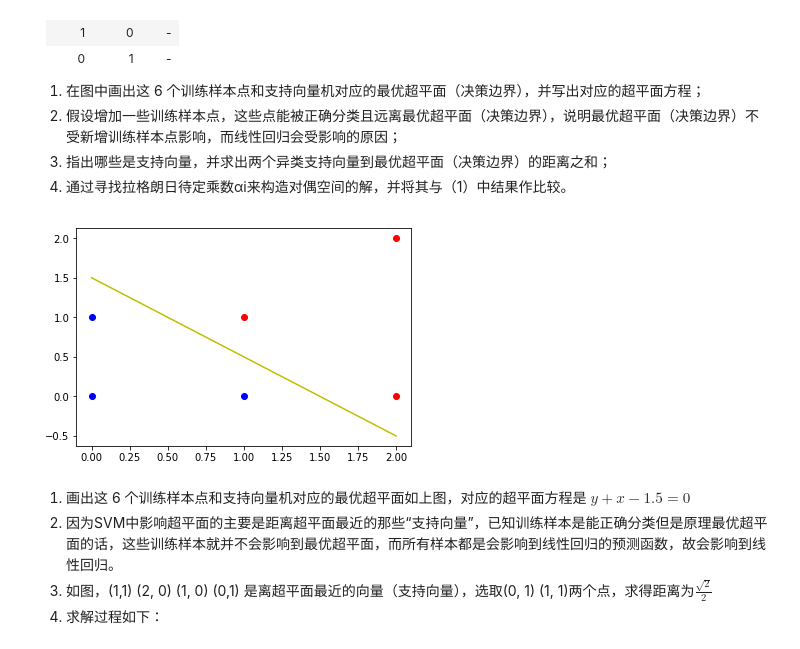
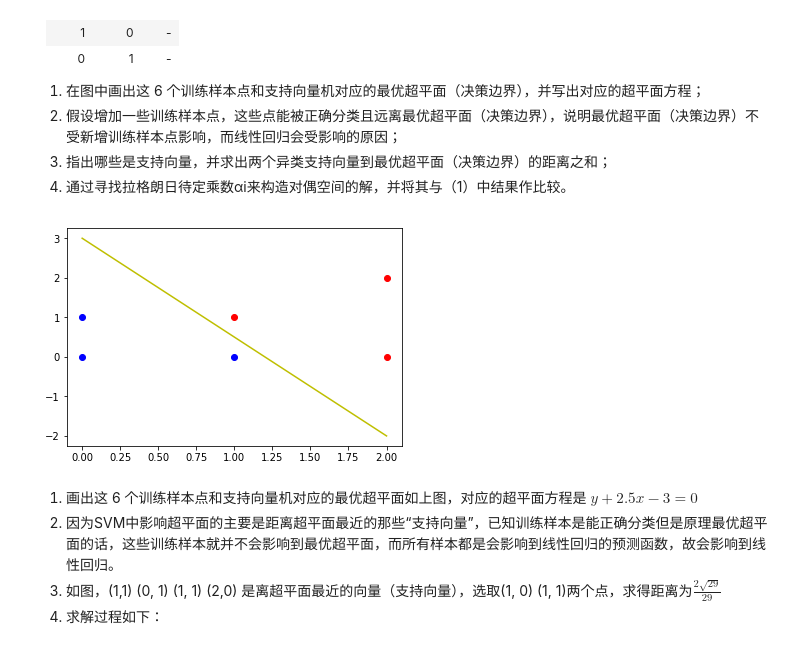
Before and after one commit to oYOvOYo/SYSU-Software-Engineering, a Jupyter notebook: Supervised Learning – Regression and SVM.ipynb, the cells around one changed output. Drawn from its saved outputs; the diff is of its cells as text; code cells hidden in the pictures.

```diff
--- a/Supervised Learning – Regression and SVM.ipynb
+++ b/Supervised Learning – Regression and SVM.ipynb
@@ -294,21 +333,21 @@ while (total_cost(x, theta, y) > 10 and times < 10000):
 # %%
 feature_1 = [1, 2, 2, 0, 1, 0]
 feature_2 = [1, 2, 0, 0, 0, 1]
 label = [1, 1, 1, -1, -1, -1]
 
-super_space_function = lambda x : 1.5 - x
+super_space_function = lambda x : 3 - 2.5 * x
 x = np.linspace(min(feature_1), max(feature_1), 1000)
 y = np.vectorize(super_space_function)(x)
 plt.plot(x, y, color='y', label="super_space_function")
 
 
 for i in range(0, len(label)):
     color = 'r' if label[i] == 1 else 'b'
     plt.plot(feature_1[i], feature_2[i], 'ro', color=color)
 # %% [output]
-[figure, old version]
+[figure, new version]
 # %% [markdown]
-1. 画出这 6 个训练样本点和支持向量机对应的最优超平面如上图，对应的超平面方程是 $y + x - 1.5 = 0$
+1. 画出这 6 个训练样本点和支持向量机对应的最优超平面如上图，对应的超平面方程是 $y + 2.5x - 3 = 0$
 2. 因为SVM中影响超平面的主要是距离超平面最近的那些“支持向量”，已知训练样本是能正确分类但是原理最优超平面的话，这些训练样本就并不会影响到最优超平面，而所有样本都是会影响到线性回归的预测函数，故会影响到线性回归。
-3. 如图，(1,1) (2, 0) (1, 0) (0,1) 是离超平面最近的向量（支持向量），选取(0, 1) (1, 1)两个点，求得距离为$\frac{\sqrt{2}}{2}$
+3. 如图，(1,1) (0, 1) (1, 1) (2,0) 是离超平面最近的向量（支持向量），选取(1, 0) (1, 1)两个点，求得距离为$\frac{2\sqrt{29}}{29}$
 4. 求解过程如下：
```
Also changed, not shown: parts of 9 cells of this notebook.
